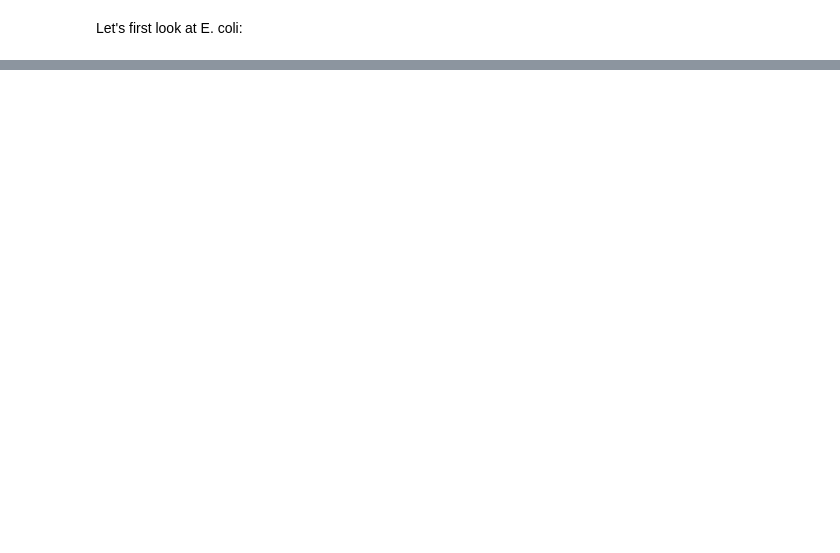
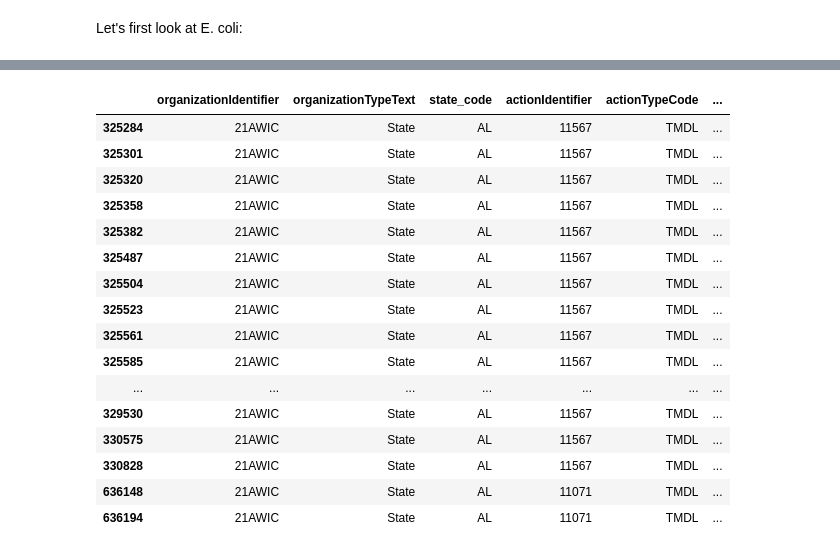
Before and after one commit to reglab/TMDLs_archived, a Jupyter notebook: exploring_grandfathering.ipynb, the cells around one changed output, grey strips where cells are left out. Drawn from its saved outputs; the diff is of its cells as text; code cells hidden in the pictures; blank space fills up the shorter version.

```diff
--- a/exploring_grandfathering.ipynb
+++ b/exploring_grandfathering.ipynb
@@ -260,0 +149,20 @@ to_plot.drop_duplicates(subset=['npdes_permit_id', 'perm_feature_nmbr', 'limit_v
+# %%
+to_plot[(to_plot['incumbent']==False) & (to_plot['limit_value_type_code']=='Q1')]
+# %% [output]
+|  | organizationIdentifier | organizationTypeText | state_code | actionIdentifier | actionTypeCode | ... |
+| 325284 | 21AWIC | State | AL | 11567 | TMDL | ... |
+| 325301 | 21AWIC | State | AL | 11567 | TMDL | ... |
+| 325320 | 21AWIC | State | AL | 11567 | TMDL | ... |
+| 325358 | 21AWIC | State | AL | 11567 | TMDL | ... |
+| 325382 | 21AWIC | State | AL | 11567 | TMDL | ... |
+| 325487 | 21AWIC | State | AL | 11567 | TMDL | ... |
+| 325504 | 21AWIC | State | AL | 11567 | TMDL | ... |
+| 325523 | 21AWIC | State | AL | 11567 | TMDL | ... |
+| 325561 | 21AWIC | State | AL | 11567 | TMDL | ... |
+| 325585 | 21AWIC | State | AL | 11567 | TMDL | ... |
+| ... | ... | ... | ... | ... | ... | ... |
+| 329530 | 21AWIC | State | AL | 11567 | TMDL | ... |
+| 330575 | 21AWIC | State | AL | 11567 | TMDL | ... |
+| 330828 | 21AWIC | State | AL | 11567 | TMDL | ... |
+| 636148 | 21AWIC | State | AL | 11071 | TMDL | ... |
+| 636194 | 21AWIC | State | AL | 11071 | TMDL | ... |
```
Also changed, not shown: parts of 39 cells of this notebook.
